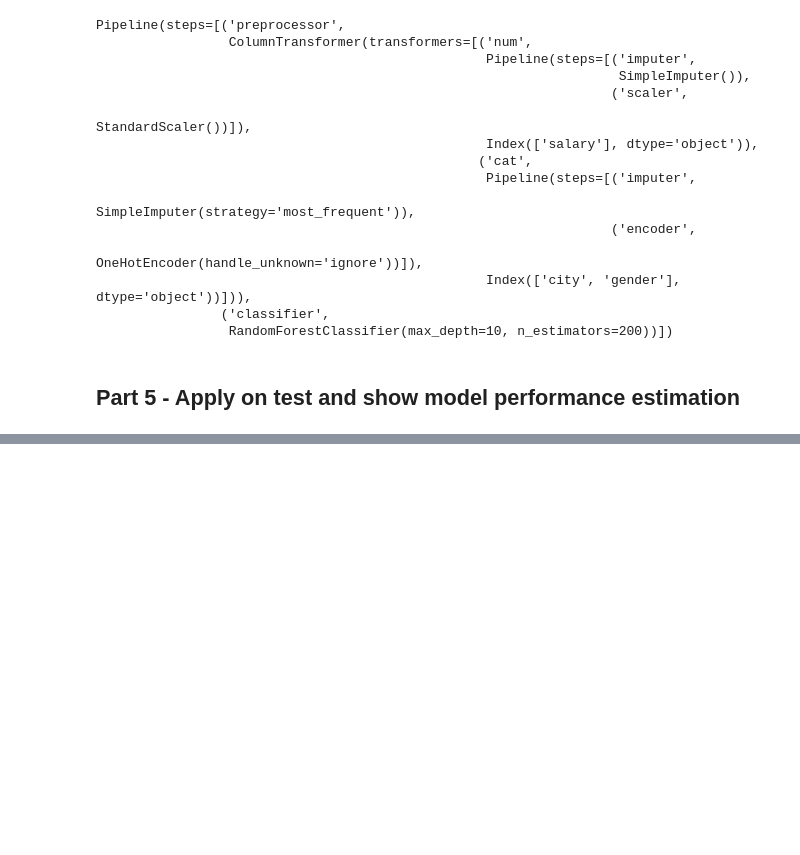
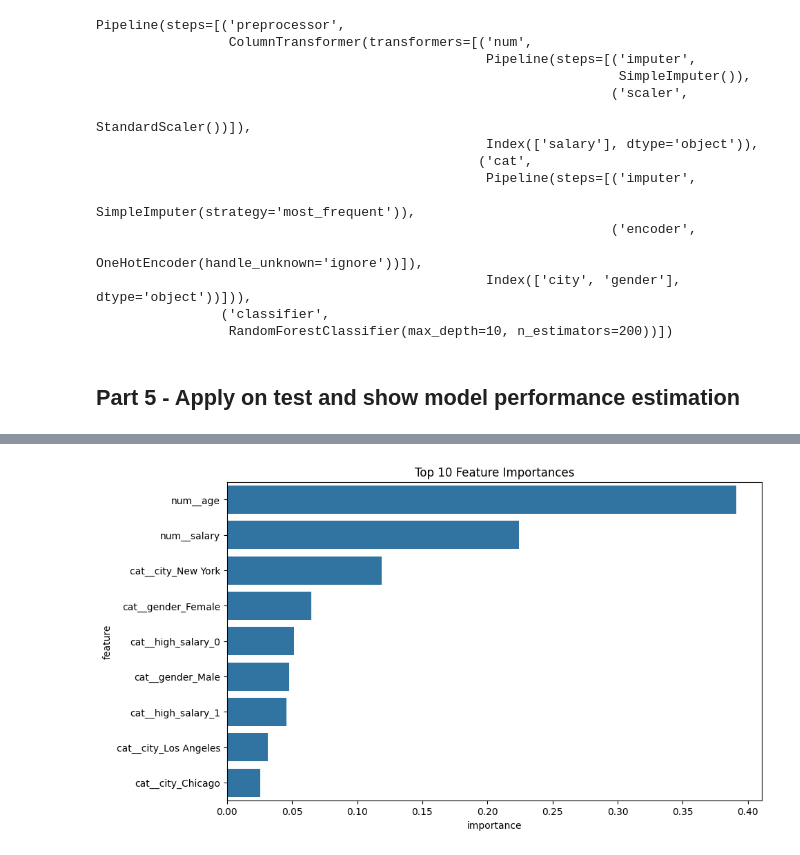
Before and after one commit to sharonsalman/Assignment2_supervised_learning_flow, a Jupyter notebook: Assignment2_supervised_learning_flow.ipynb, the cells around one changed output, grey strips where cells are left out. Drawn from its saved outputs; the diff is of its cells as text; code cells hidden in the pictures; blank space fills up the shorter version.

```diff
--- a/Assignment2_supervised_learning_flow.ipynb
+++ b/Assignment2_supervised_learning_flow.ipynb
@@ -502,34 +587,91 @@ import numpy as np
 import pandas as pd
 import matplotlib.pyplot as plt
 import seaborn as sns
+from sklearn.model_selection import train_test_split, GridSearchCV
+from sklearn.preprocessing import StandardScaler, OneHotEncoder
+from sklearn.impute import SimpleImputer
+from sklearn.compose import ColumnTransformer
+from sklearn.pipeline import Pipeline
+from sklearn.ensemble import RandomForestClassifier, GradientBoostingClassifier
 from sklearn.metrics import f1_score, accuracy_score, precision_score, recall_score, confusion_matrix, roc_curve, roc_auc_score, precision_recall_curve
+from imblearn.over_sampling import SMOTE
+from imblearn.pipeline import Pipeline as ImbPipeline
 
-# Create synthetic example data
+# Create synthetic example data with more samples and stronger patterns
 np.random.seed(42)  # Set seed for reproducibility
 
 # Training data
 X_train = pd.DataFrame({
-    'age': np.random.randint(18, 70, size=100),
-    'salary': np.random.uniform(30000, 120000, size=100),
-    'city': np.random.choice(['New York', 'Los Angeles', 'Chicago'], size=100),
-    'gender': np.random.choice(['Male', 'Female'], size=100)
+    'age': np.random.randint(18, 70, size=1000),
+    'salary': np.random.uniform(30000, 120000, size=1000),
+    'city': np.random.choice(['New York', 'Los Angeles', 'Chicago'], size=1000),
+    'gender': np.random.choice(['Male', 'Female'], size=1000)
 })
-y_train = pd.Series(np.random.choice([0, 1], size=100))
+
+# Create a more meaningful target variable
+y_train = ((X_train['age'] > 40) & (X_train['salary'] > 60000) |
+           (X_train['city'] == 'New York') & (X_train['gender'] == 'Female')).astype(int)
 
 # Test data
 X_test = pd.DataFrame({
-    'age': np.random.randint(18, 70, size=20),
-    'salary': np.random.uniform(30000, 120000, size=20),
-    'city': np.random.choice(['New York', 'Los Angeles', 'Chicago'], size=20),
-    'gender': np.random.choice(['Male', 'Female'], size=20)
+    'age': np.random.randint(18, 70, size=200),
+    'salary': np.random.uniform(30000, 120000, size=200),
+    'city': np.random.choice(['New York', 'Los Angeles', 'Chicago'], size=200),
+    'gender': np.random.choice(['Male', 'Female'], size=200)
 })
-y_test = pd.Series(np.random.choice([0, 1], size=20))
 
-# Assuming the model is pipeline_rf from the previous step
+y_test = ((X_test['age'] > 40) & (X_test['salary'] > 60000) |
+          (X_test['city'] == 'New York') & (X_test['gender'] == 'Female')).astype(int)
 
-# Prediction on test data
-y_pred = pipeline_rf.predict(X_test)
-y_prob = pipeline_rf.predict_proba(X_test)[:, 1]  # Probability estimates for ROC curve and Precision-Recall curve
+# Feature engineering
+X_train['high_salary'] = (X_train['salary'] > X_train['salary'].median()).astype(int)
+X_test['high_salary'] = (X_test['salary'] > X_train['salary'].median()).astype(int)
+
+# Define preprocessing steps
+numeric_features = ['age', 'salary']
+categorical_features = ['city', 'gender', 'high_salary']
+
+numeric_transformer = Pipeline(steps=[
+    ('imputer', SimpleImputer(strategy='median')),
+    ('scaler', StandardScaler())
+])
+
+categorical_transformer = Pipeline(steps=[
+    ('imputer', SimpleImputer(strategy='constant', fill_value='missing')),
+    ('onehot', OneHotEncoder(handle_unknown='ignore'))
+])
+
+preprocessor = ColumnTransformer(
+    transformers=[
+        ('num', numeric_transformer, numeric_features),
+        ('cat', categorical_transformer, categorical_features)
+    ])
+
+# Create Random Forest pipeline with SMOTE
+rf_pipeline = ImbPipeline([
+    ('preprocessor', preprocessor),
+    ('smote', SMOTE(random_state=42)),
+    ('classifier', RandomForestClassifier(random_state=42))
+])
+
+# Define parameter grid for Random Forest
+rf_param_grid = {
+    'classifier__n_estimators': [100, 200, 300],
+    'classifier__max_depth': [10, 20, None],
+    'classifier__min_samples_split': [2, 5, 10],
+    'classifier__min_samples_leaf': [1, 2, 4]
+}
+
+# Perform GridSearchCV
+rf_grid_search = GridSearchCV(rf_pipeline, rf_param_grid, cv=5, scoring='accuracy', n_jobs=-1)
+rf_grid_search.fit(X_train, y_train)
+
+# Get the best model
+best_rf = rf_grid_search.best_estimator_
+
+# Make predictions
+y_pred = best_rf.predict(X_test)
+y_prob = best_rf.predict_proba(X_test)[:, 1]
 
 # Displaying the first 5 predictions
 print("First 5 Predictions:")
@@ -578,6 +720,18 @@ plt.ylabel('Precision')
 plt.title('Precision-Recall Curve')
 plt.legend(loc='lower left')
 plt.show()
+
+# Feature Importance
+feature_importance = pd.DataFrame({
+    'feature': best_rf.named_steps['preprocessor'].get_feature_names_out(),
+    'importance': best_rf.named_steps['classifier'].feature_importances_
+})
+feature_importance = feature_importance.sort_values('importance', ascending=False)
+
+plt.figure(figsize=(10, 6))
+sns.barplot(x='importance', y='feature', data=feature_importance.head(10))
+plt.title('Top 10 Feature Importances')
+plt.show()
 # %% [output]
 First 5 Predictions:
    True Label  Predicted Label
@@ -595,0 +750 @@ F1 Score: 0.32
+[figure, added]
```
Also changed, not shown: parts of 5 cells of this notebook.
